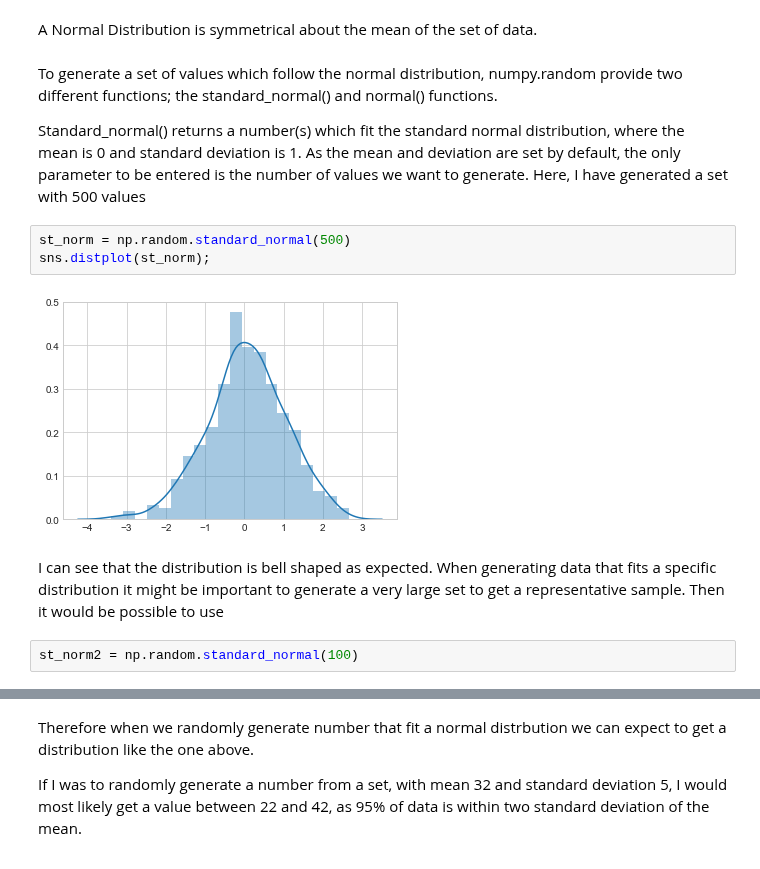
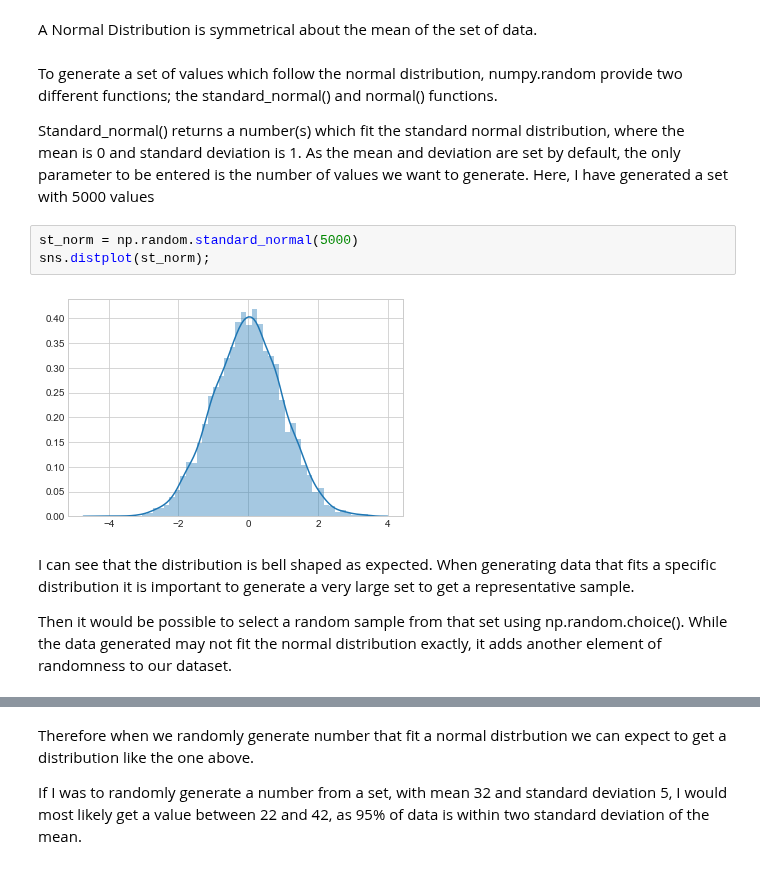
Before and after one commit to MarionMcG/numpy.random, a Jupyter notebook: numpy-random.ipynb, the cells around one changed output, grey strips where cells are left out. Cells and saved outputs as stored; diff of their text form.

Commit message:
np.choice used with normal dist, formatting

```diff
--- a/numpy-random.ipynb
+++ b/numpy-random.ipynb
@@ -439,13 +439,13 @@ A Normal Distribution is symmetrical about the mean of the set of data.
 # %% [markdown]
 To generate a set of values which follow the normal distribution, numpy.random provide two different functions; the standard_normal() and normal() functions.
 
-Standard_normal() returns a number(s) which fit the standard normal distribution, where the mean is 0 and standard deviation is 1. As the mean and deviation are set by default, the only parameter to be entered is the number of values we want to generate. Here, I have generated a set with 500 values
+Standard_normal() returns a number(s) which fit the standard normal distribution, where the mean is 0 and standard deviation is 1. As the mean and deviation are set by default, the only parameter to be entered is the number of values we want to generate. Here, I have generated a set with 5000 values
 # %%
-st_norm = np.random.standard_normal(500)
+st_norm = np.random.standard_normal(5000)
 sns.distplot(st_norm);
 # %% [output]
-[figure, old version]
+[figure, new version]
 # %% [markdown]
-I can see that the distribution is bell shaped as expected. When generating data that fits a specific distribution it might be important to generate a very large set to get a representative sample. Then it would be possible to use
+I can see that the distribution is bell shaped as expected. When generating data that fits a specific distribution it is important to generate a very large set to get a representative sample.
+
+Then it would be possible to select a random sample from that set using np.random.choice(). While the data generated may not fit the normal distribution exactly, it adds another element of randomness to our dataset.
-# %%
-st_norm2 = np.random.standard_normal(100)
```
Also changed, not shown: parts of 9 cells of this notebook.
